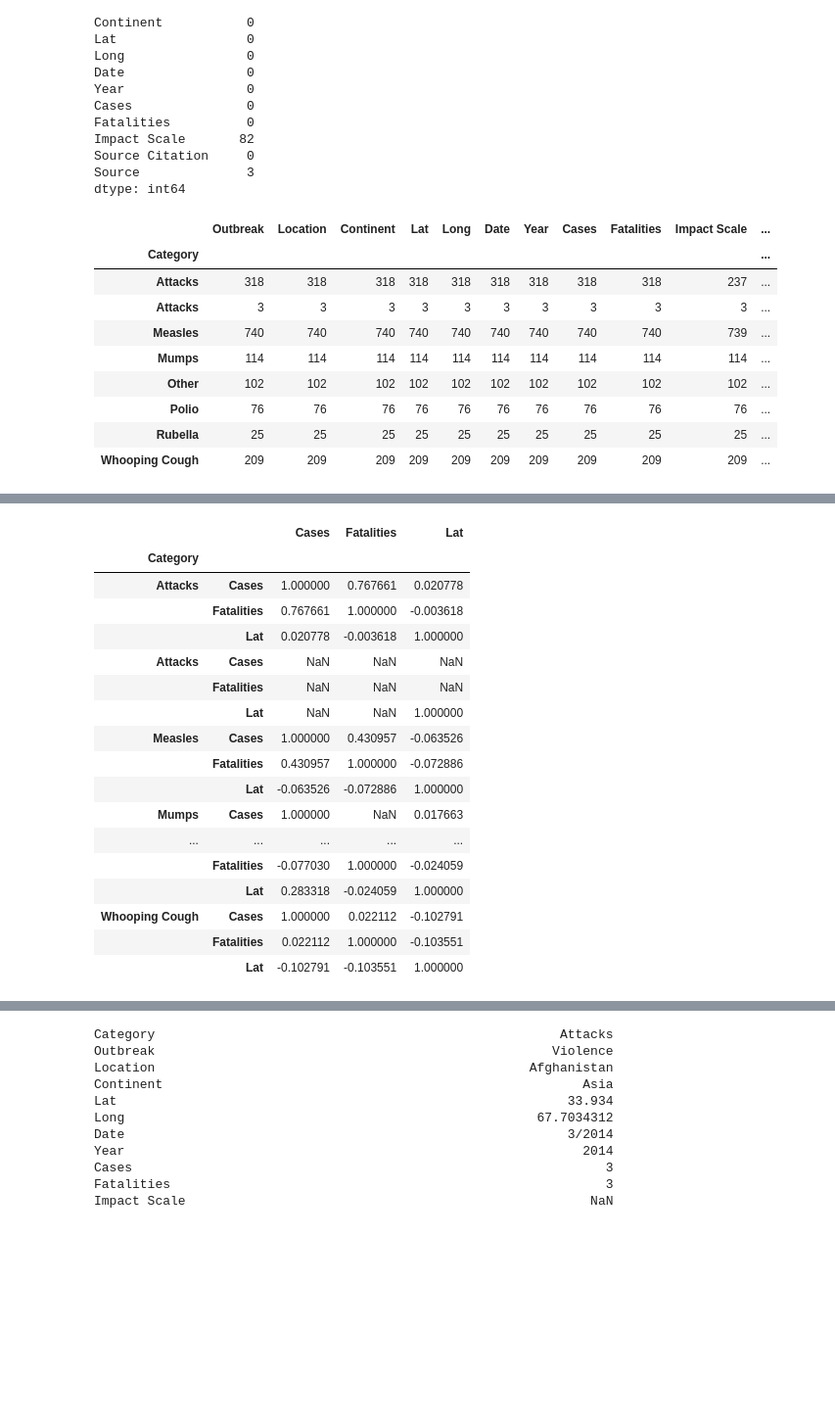
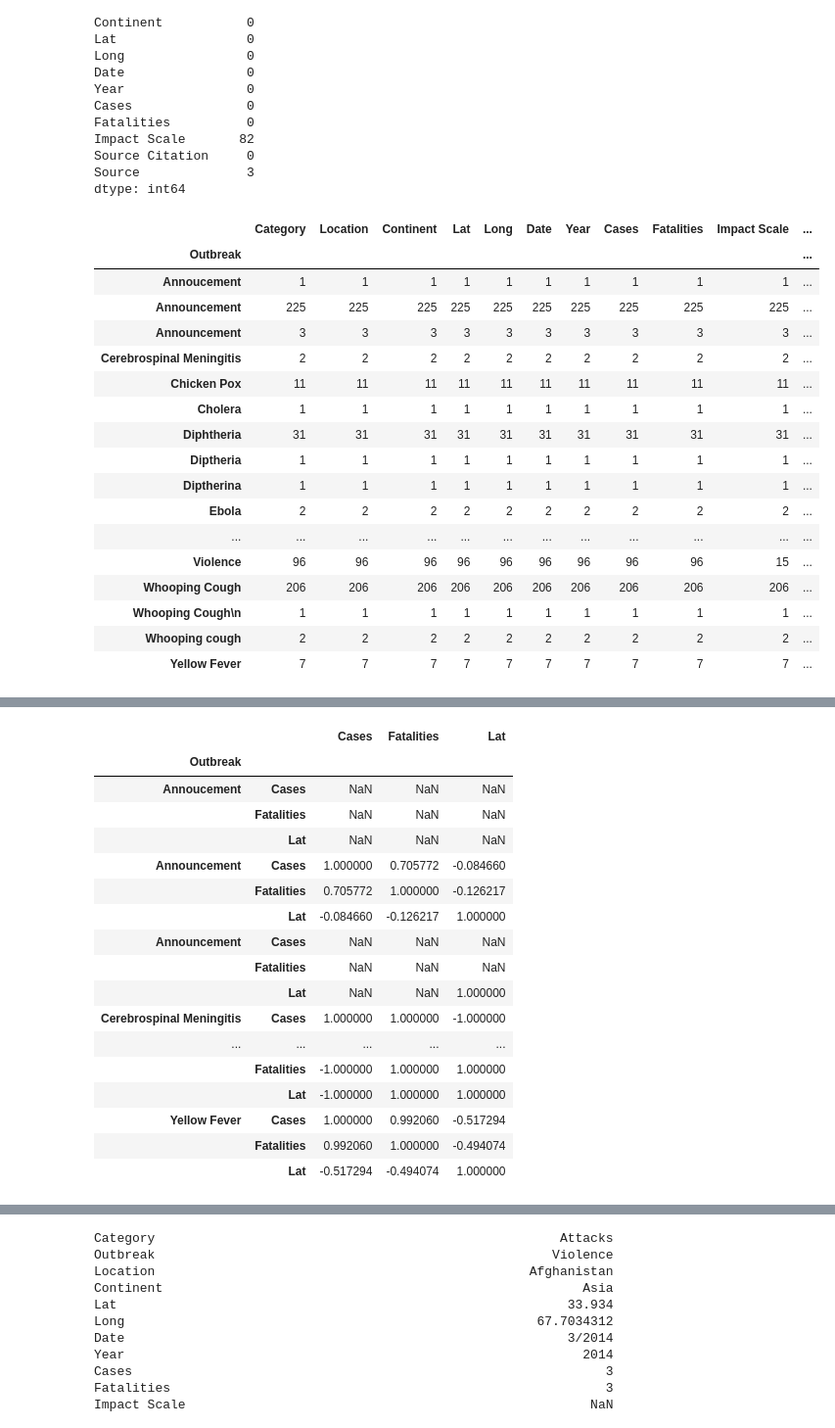
Before and after one commit to javigoncompte/Preventable_Diseases, a Jupyter notebook: Capstone EDA.ipynb, the cells around one changed output, grey strips where cells are left out. Shown at 98% size. Cells and saved outputs as stored; diff of their text form; code cells hidden in the pictures; blank space fills up the shorter version.

```diff
--- a/Capstone EDA.ipynb
+++ b/Capstone EDA.ipynb
@@ -119,18 +123,26 @@ Source Citation     0
 Source              3
 dtype: int64
 # %%
-df_Vaccine_Preven_Map.groupby('Category').count()
+df_Vaccine_Preven_Map.groupby('Outbreak').count()
 # %% [output]
-|  | Outbreak | Location | Continent | Lat | Long | Date | Year | Cases | Fatalities | Impact Scale | ... |
-| Category |  |  |  |  |  |  |  |  |  |  | ... |
-| Attacks | 318 | 318 | 318 | 318 | 318 | 318 | 318 | 318 | 318 | 237 | ... |
-| Attacks | 3 | 3 | 3 | 3 | 3 | 3 | 3 | 3 | 3 | 3 | ... |
-| Measles | 740 | 740 | 740 | 740 | 740 | 740 | 740 | 740 | 740 | 739 | ... |
-| Mumps | 114 | 114 | 114 | 114 | 114 | 114 | 114 | 114 | 114 | 114 | ... |
-| Other | 102 | 102 | 102 | 102 | 102 | 102 | 102 | 102 | 102 | 102 | ... |
-| Polio | 76 | 76 | 76 | 76 | 76 | 76 | 76 | 76 | 76 | 76 | ... |
-| Rubella | 25 | 25 | 25 | 25 | 25 | 25 | 25 | 25 | 25 | 25 | ... |
-| Whooping Cough | 209 | 209 | 209 | 209 | 209 | 209 | 209 | 209 | 209 | 209 | ... |
+|  | Category | Location | Continent | Lat | Long | Date | Year | Cases | Fatalities | Impact Scale | ... |
+| Outbreak |  |  |  |  |  |  |  |  |  |  | ... |
+| Annoucement | 1 | 1 | 1 | 1 | 1 | 1 | 1 | 1 | 1 | 1 | ... |
+| Announcement | 225 | 225 | 225 | 225 | 225 | 225 | 225 | 225 | 225 | 225 | ... |
+| Announcement | 3 | 3 | 3 | 3 | 3 | 3 | 3 | 3 | 3 | 3 | ... |
+| Cerebrospinal Meningitis | 2 | 2 | 2 | 2 | 2 | 2 | 2 | 2 | 2 | 2 | ... |
+| Chicken Pox | 11 | 11 | 11 | 11 | 11 | 11 | 11 | 11 | 11 | 11 | ... |
+| Cholera | 1 | 1 | 1 | 1 | 1 | 1 | 1 | 1 | 1 | 1 | ... |
+| Diphtheria | 31 | 31 | 31 | 31 | 31 | 31 | 31 | 31 | 31 | 31 | ... |
+| Diptheria | 1 | 1 | 1 | 1 | 1 | 1 | 1 | 1 | 1 | 1 | ... |
+| Diptherina | 1 | 1 | 1 | 1 | 1 | 1 | 1 | 1 | 1 | 1 | ... |
+| Ebola | 2 | 2 | 2 | 2 | 2 | 2 | 2 | 2 | 2 | 2 | ... |
+| ... | ... | ... | ... | ... | ... | ... | ... | ... | ... | ... | ... |
+| Violence | 96 | 96 | 96 | 96 | 96 | 96 | 96 | 96 | 96 | 15 | ... |
+| Whooping Cough | 206 | 206 | 206 | 206 | 206 | 206 | 206 | 206 | 206 | 206 | ... |
+| Whooping Cough\n | 1 | 1 | 1 | 1 | 1 | 1 | 1 | 1 | 1 | 1 | ... |
+| Whooping cough | 2 | 2 | 2 | 2 | 2 | 2 | 2 | 2 | 2 | 2 | ... |
+| Yellow Fever | 7 | 7 | 7 | 7 | 7 | 7 | 7 | 7 | 7 | 7 | ... |
 # %%
 df_Vaccine_Preven_Map.groupby('Category').describe()
 # %% [output]
@@ -146,24 +158,24 @@ df_Vaccine_Preven_Map.groupby('Category').describe()
 | Rubella | 25.0 | 3319.440000 | 9089.069406 | 1.0 | 6.00 | 18.0 | 100.00 | 39122.0 | 25.0 | 2.000000 | 9.591663 | ... |
 | Whooping Cough | 209.0 | 617.889952 | 1908.184682 | 1.0 | 9.00 | 44.0 | 247.00 | 13167.0 | 209.0 | 0.712919 | 3.932590 | ... |
 # %%
-df_Vaccine_Preven_Map.groupby('Category').corr()
+df_Vaccine_Preven_Map.groupby('Outbreak').corr()
 # %% [output]
 |  |  | Cases | Fatalities | Lat |
-| Category |  |  |  |  |
-| Attacks | Cases | 1.000000 | 0.767661 | 0.020778 |
-|  | Fatalities | 0.767661 | 1.000000 | -0.003618 |
-|  | Lat | 0.020778 | -0.003618 | 1.000000 |
-| Attacks | Cases | NaN | NaN | NaN |
+| Outbreak |  |  |  |  |
+| Annoucement | Cases | NaN | NaN | NaN |
+|  | Fatalities | NaN | NaN | NaN |
+|  | Lat | NaN | NaN | NaN |
+| Announcement | Cases | 1.000000 | 0.705772 | -0.084660 |
+|  | Fatalities | 0.705772 | 1.000000 | -0.126217 |
+|  | Lat | -0.084660 | -0.126217 | 1.000000 |
+| Announcement | Cases | NaN | NaN | NaN |
 |  | Fatalities | NaN | NaN | NaN |
 |  | Lat | NaN | NaN | 1.000000 |
-| Measles | Cases | 1.000000 | 0.430957 | -0.063526 |
-|  | Fatalities | 0.430957 | 1.000000 | -0.072886 |
-|  | Lat | -0.063526 | -0.072886 | 1.000000 |
-| Mumps | Cases | 1.000000 | NaN | 0.017663 |
+| Cerebrospinal Meningitis | Cases | 1.000000 | 1.000000 | -1.000000 |
 | ... | ... | ... | ... | ... |
-|  | Fatalities | -0.077030 | 1.000000 | -0.024059 |
-|  | Lat | 0.283318 | -0.024059 | 1.000000 |
-| Whooping Cough | Cases | 1.000000 | 0.022112 | -0.102791 |
-|  | Fatalities | 0.022112 | 1.000000 | -0.103551 |
-|  | Lat | -0.102791 | -0.103551 | 1.000000 |
+|  | Fatalities | -1.000000 | 1.000000 | 1.000000 |
+|  | Lat | -1.000000 | 1.000000 | 1.000000 |
+| Yellow Fever | Cases | 1.000000 | 0.992060 | -0.517294 |
+|  | Fatalities | 0.992060 | 1.000000 | -0.494074 |
+|  | Lat | -0.517294 | -0.494074 | 1.000000 |
 # %%
```
Also changed, not shown: parts of 35 cells of this notebook.
